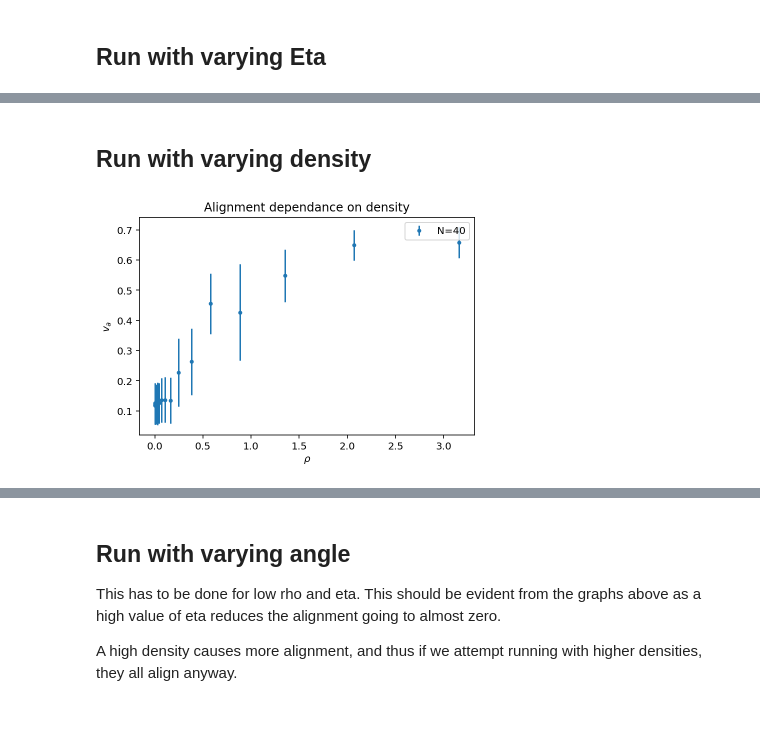
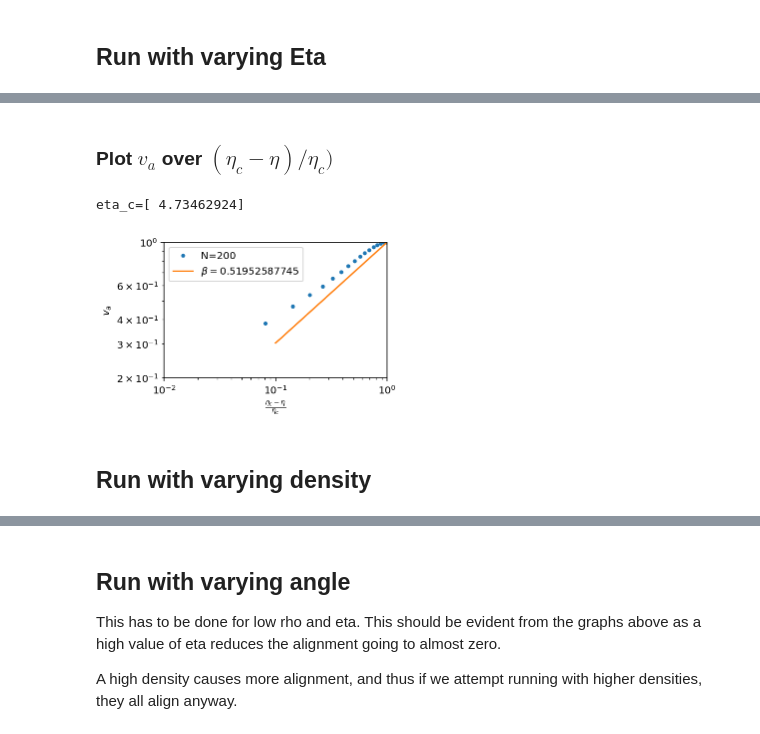
Before and after one commit to mismosmi/idea2birds, a Jupyter notebook: src/evaluate.ipynb, the cells around one changed output, grey strips where cells are left out. Drawn from its saved outputs; the diff is of its cells as text; code cells hidden in the pictures.

```diff
--- a/src/evaluate.ipynb
+++ b/src/evaluate.ipynb
@@ -112,3 +148,36 @@ plt.savefig('va_over_etac_minus_eta_over_etac.eps')
+# %% [markdown]
+### Plot $v_a$ over $(\eta_c - \eta)/\eta_c)$
+# %%
+plt.figure(figsize=figsize)
+plt.ylim(ymin=0.2)
+plt.xlim(xmin=0.01)
+eta_c = 4.5  # This is a guess of the critical eta value. There must be a better way of determining it
+for c,n in enumerate(N):
+    plt.plot( (eta_c-Eta)/eta_c, va[c],'.',label="N="+str(n))
+ca = plt.gca()
+ca.set_xscale('log')
+ca.set_yscale('log')
+plt.xlabel("$\\frac{\\eta_c - \\eta}{\\eta_c}$")
+plt.ylabel("$v_a$")
+
+# calculate eta_c from fit
+p,q = linparams[0][0]/sqwidth[0]**2,(linparams[0][1]-1)/sqwidth[0]**2
+eta_c = -p/2 + np.sqrt((p/2)**2 - q)
+
+x = (eta_c-Eta)/eta_c
+select = x > 0
+x = np.log(x[select])
+y = np.log(va[-1][select])
+coef = np.polyfit(x,y,1)
+plt.plot(np.logspace(-1,0,10), np.logspace(-1,0,10)**coef[0], label="$\\beta=$"+str(coef[0]))
+plt.legend();
+
+# if you come up with a better naming scheme PLEASE change this
+plt.savefig(figpath+'va_over_etac_minus_eta_over_etac.eps')
+print('eta_c='+str(eta_c))
+# %% [output]
+eta_c=[ 4.73462924]
+[figure, added]
 # %% [markdown]
 ## Run with varying density
 # %%
@@ -135,16 +204,3 @@ for c,n in enumerate(N):
             variance[j] = vari
         va[c][i] = vas.sum()/repeat
         errorbars[c][i] = np.sqrt(variance.sum()/repeat)
-
-plt.figure()
-for c,n in enumerate(N):
-    plt.errorbar(Rho, va[c], yerr=errorbars[c], fmt='.', label="N="+str(n))
-
-plt.xlabel("$\\rho$")
-plt.ylabel("$v_a$")
-plt.legend()
-plt.title("Alignment dependance on density");
-
-plt.savefig('va_over_rho.eps')
-# %% [output]
-[figure, removed]
```
Also changed, not shown: parts of 12 cells of this notebook, 1 other file.
